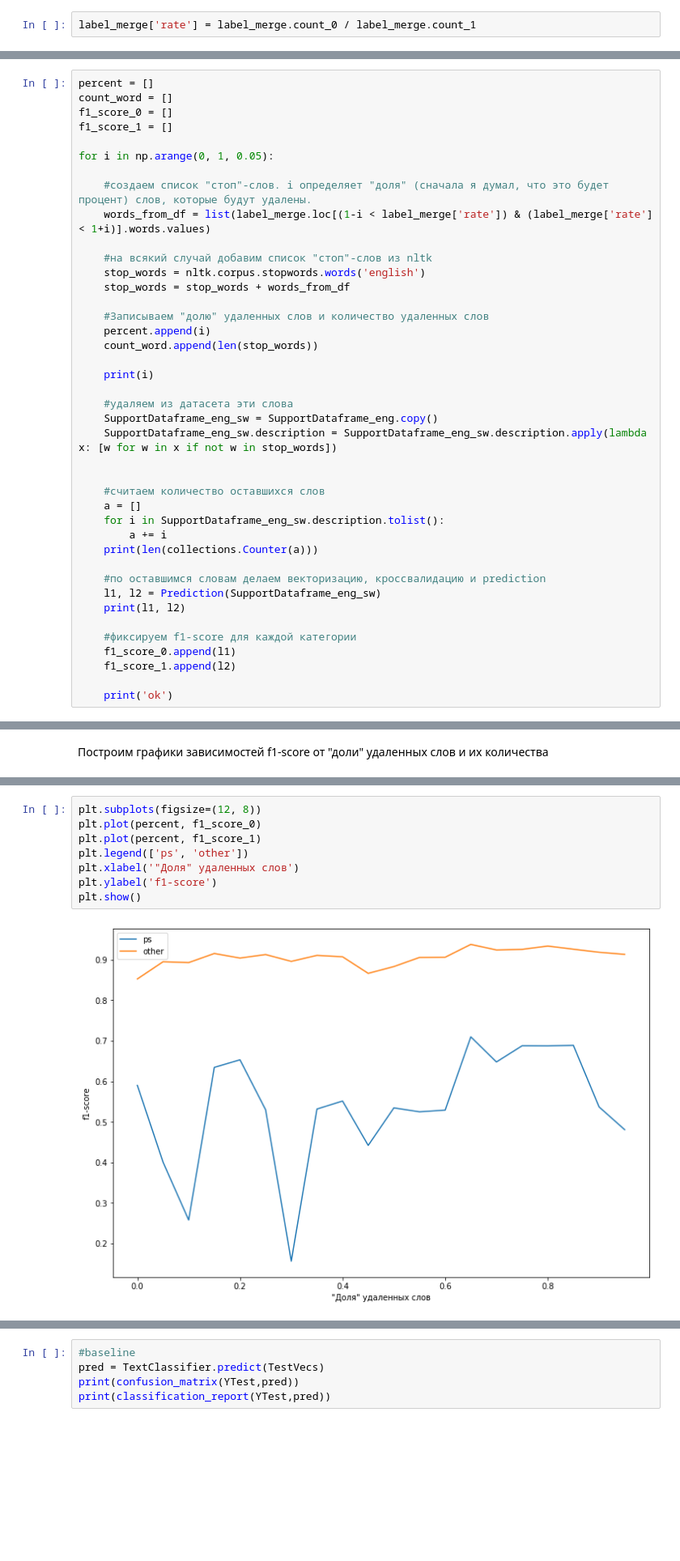
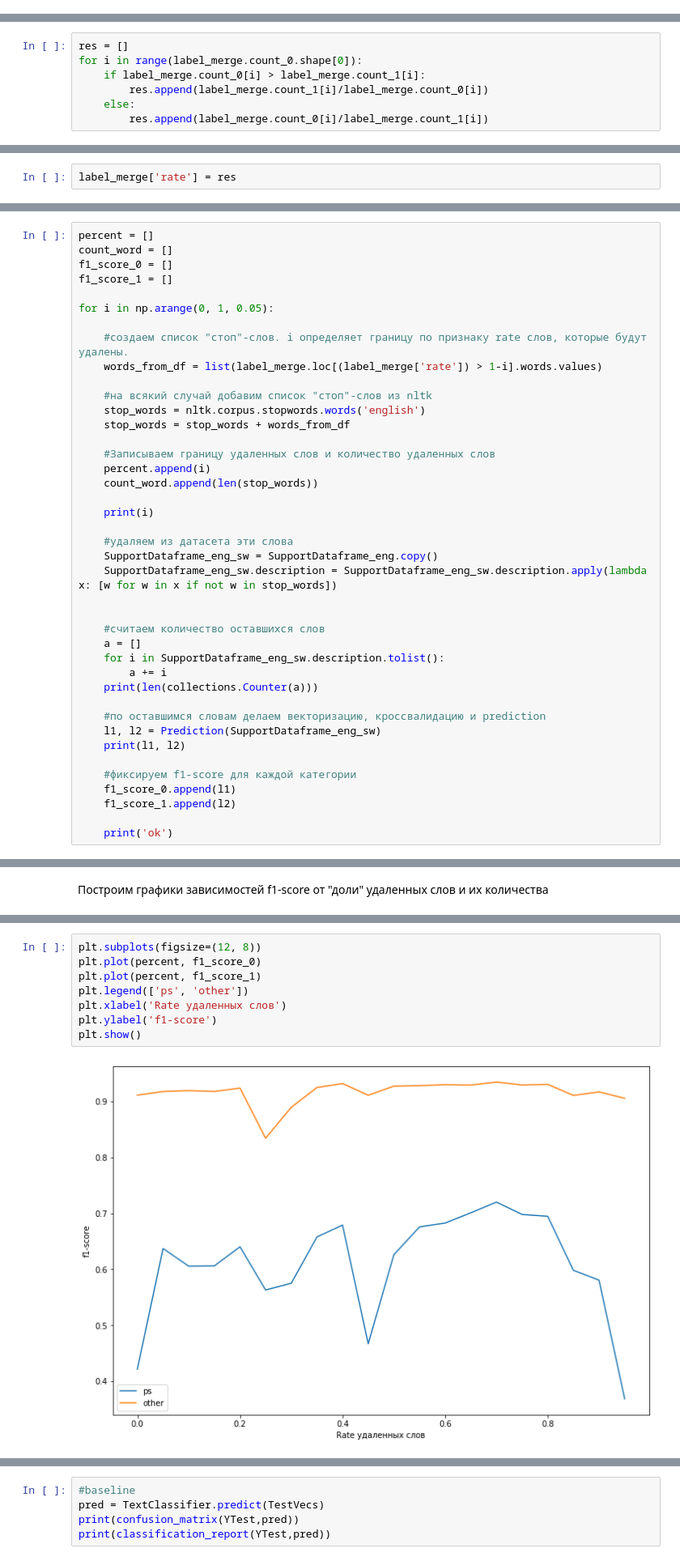
Before and after one commit to constfadeev/Summer_School, a Jupyter notebook: lesson 6/3_txt_classification Fadeev.ipynb, the cells around one changed output, grey strips where cells are left out. Shown at 81% size. Drawn from its saved outputs; the diff is of its cells as text; blank space fills up the shorter version.

```diff
--- a/lesson 6/3_txt_classification Fadeev.ipynb
+++ b/lesson 6/3_txt_classification Fadeev.ipynb
@@ -313,2 +313,0 @@ plt.show()
-# %%
-label_merge['rate'] = label_merge.count_0 / label_merge.count_1
@@ -316,0 +314,7 @@ label_merge['rate'] = label_merge.count_0 / label_merge.count_1
+# %%
+res = []
+for i in range(label_merge.count_0.shape[0]):
+    if label_merge.count_0[i] > label_merge.count_1[i]:
+        res.append(label_merge.count_1[i]/label_merge.count_0[i])
+    else:
+        res.append(label_merge.count_0[i]/label_merge.count_1[i])
@@ -316,0 +325,2 @@ label_merge['rate'] = label_merge.count_0 / label_merge.count_1
+# %%
+label_merge['rate'] = res
@@ -373,14 +385,14 @@ f1_score_1 = []
 
 for i in np.arange(0, 1, 0.05):
 
-    #создаем список "стоп"-слов. i определяет "доля" (сначала я думал, что это будет процент) слов, которые будут удалены.
-    words_from_df = list(label_merge.loc[(1-i < label_merge['rate']) & (label_merge['rate'] < 1+i)].words.values)
+    #создаем список "стоп"-слов. i определяет границу по признаку rate слов, которые будут удалены.
+    words_from_df = list(label_merge.loc[(label_merge['rate']) > 1-i].words.values)
 
     #на всякий случай добавим список "стоп"-слов из nltk
     stop_words = nltk.corpus.stopwords.words('english')
     stop_words = stop_words + words_from_df
 
-    #Записываем "долю" удаленных слов и количество удаленных слов
+    #Записываем границу удаленных слов и количество удаленных слов
     percent.append(i)
     count_word.append(len(stop_words))
 
@@ -439,11 +451,11 @@ plt.show()
 # %%
 plt.subplots(figsize=(12, 8))
 plt.plot(percent, f1_score_0)
 plt.plot(percent, f1_score_1)
 plt.legend(['ps', 'other'])
-plt.xlabel('"Доля" удаленных слов')
+plt.xlabel('Rate удаленных слов')
 plt.ylabel('f1-score')
 plt.show()
 # %% [output]
-[figure, old version]
+[figure, new version]
 # %% [markdown]
```
Also changed, not shown: parts of 21 cells of this notebook.
